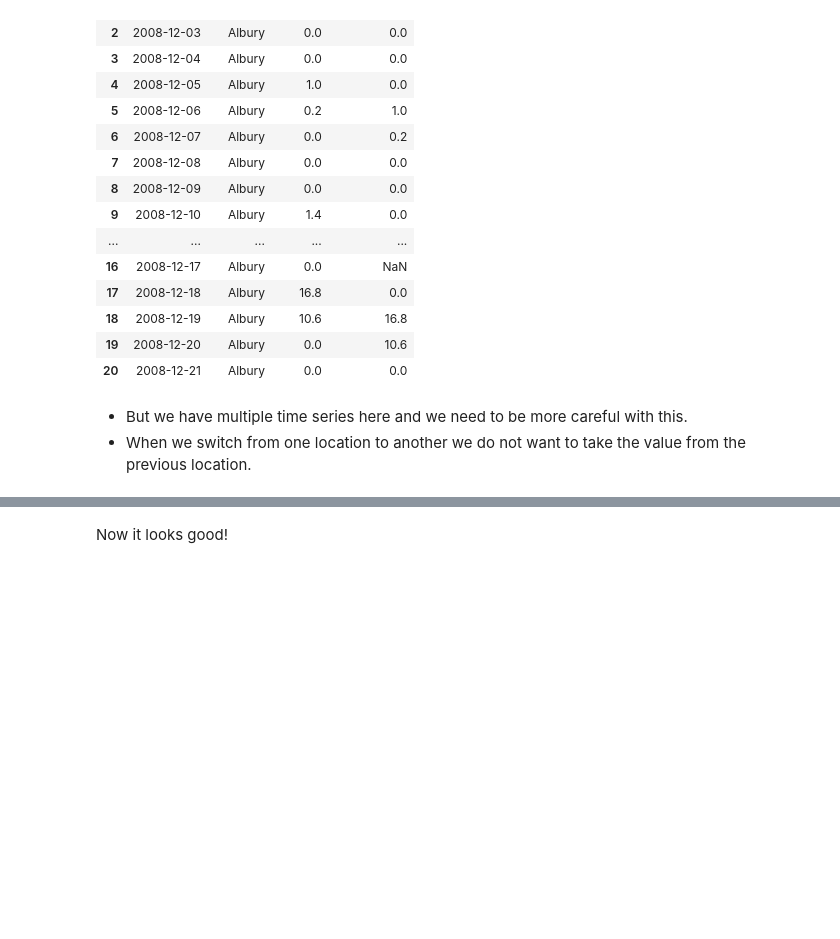
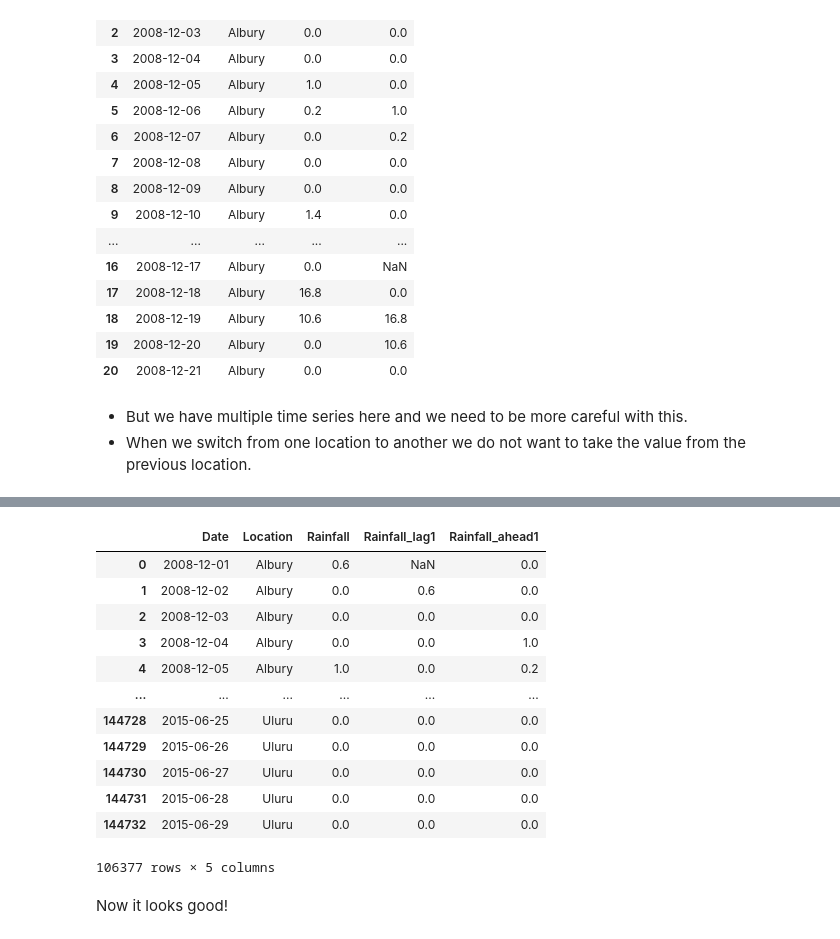
Before and after one commit to ricd99/cpsc330-2025W1, a Jupyter notebook: _sources/lectures/notes/19_time-series.ipynb, the cells around one changed output, grey strips where cells are left out. Cells and saved outputs as stored; diff of their text form; code cells hidden in the pictures; blank space fills up the shorter version.

```diff
--- a/_sources/lectures/notes/19_time-series.ipynb
+++ b/_sources/lectures/notes/19_time-series.ipynb
@@ -1979,3 +2047,19 @@ train_df[["Date", "Location", "Rainfall", "Rainfall_lag1"]][2285:2295]
+# %%
+train_df[["Date", "Location", "Rainfall", "Rainfall_lag1", "Rainfall_ahead1"]]
+# %% [output]
+|  | Date | Location | Rainfall | Rainfall_lag1 | Rainfall_ahead1 |
+| 0 | 2008-12-01 | Albury | 0.6 | NaN | 0.0 |
+| 1 | 2008-12-02 | Albury | 0.0 | 0.6 | 0.0 |
+| 2 | 2008-12-03 | Albury | 0.0 | 0.0 | 0.0 |
+| 3 | 2008-12-04 | Albury | 0.0 | 0.0 | 1.0 |
+| 4 | 2008-12-05 | Albury | 1.0 | 0.0 | 0.2 |
+| ... | ... | ... | ... | ... | ... |
+| 144728 | 2015-06-25 | Uluru | 0.0 | 0.0 | 0.0 |
+| 144729 | 2015-06-26 | Uluru | 0.0 | 0.0 | 0.0 |
+| 144730 | 2015-06-27 | Uluru | 0.0 | 0.0 | 0.0 |
+| 144731 | 2015-06-28 | Uluru | 0.0 | 0.0 | 0.0 |
+| 144732 | 2015-06-29 | Uluru | 0.0 | 0.0 | 0.0 |
+106377 rows × 5 columns
 # %% [markdown]
 Now it looks good!
 # %% [markdown]
```
Also changed, not shown: parts of 12 cells of this notebook, 32 other files.
